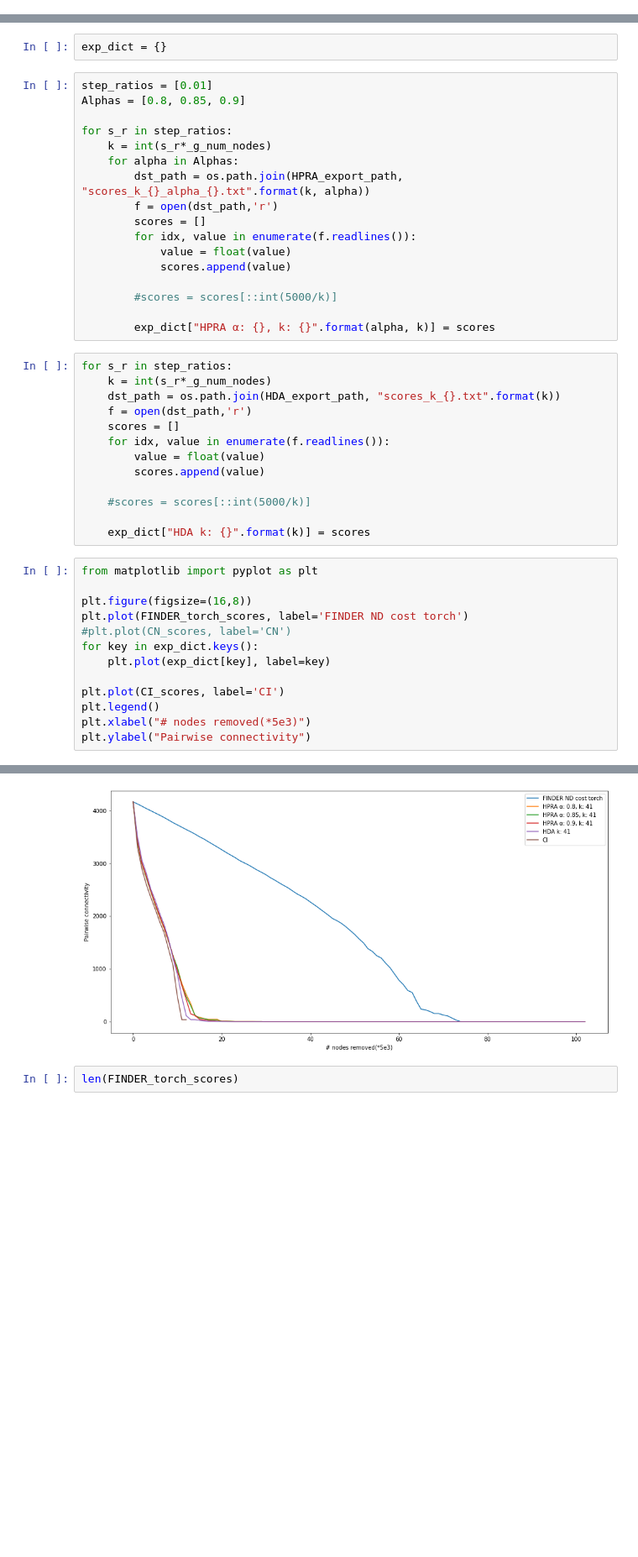
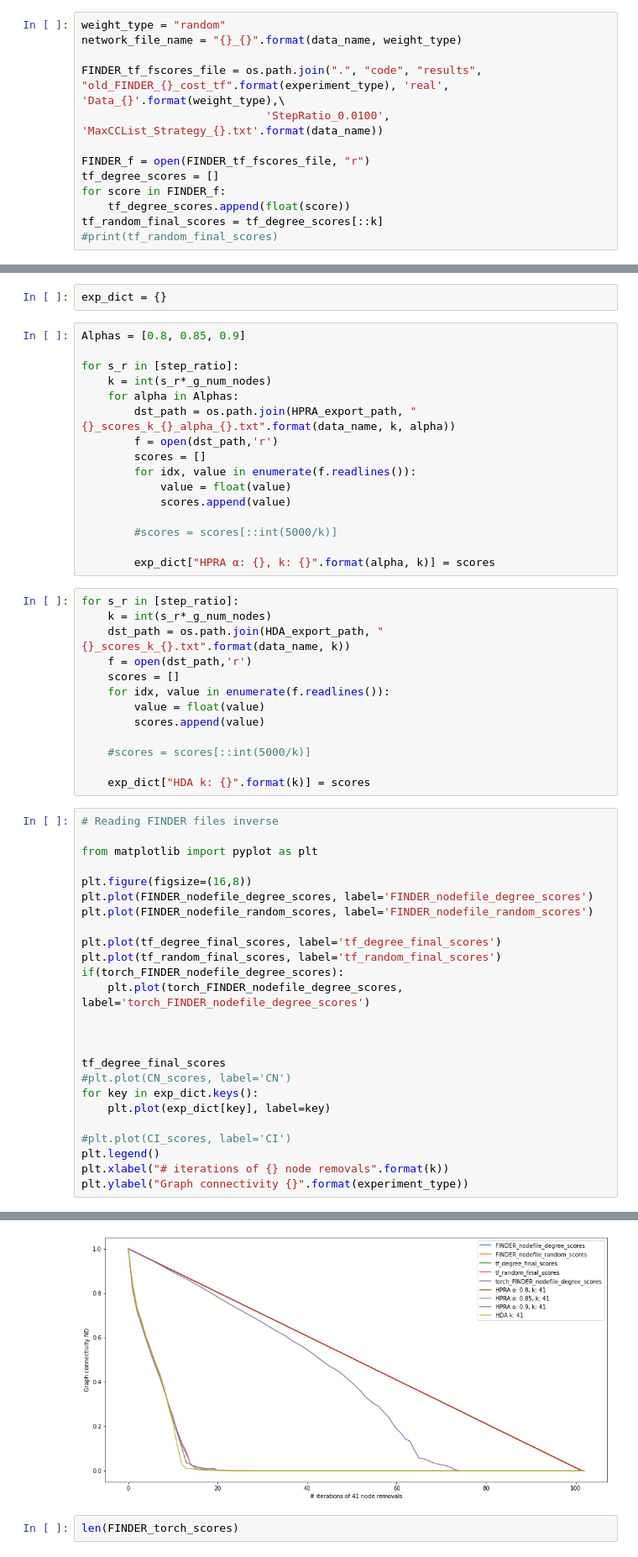
Before and after one commit to faraz2023/FINDER, a Jupyter notebook: Baselines.ipynb, the cells around one changed output, grey strips where cells are left out. Shown at 84% size. Cells and saved outputs as stored; diff of their text form; blank space fills up the shorter version.

Commit message:
added baseline notebook and results

```diff
--- a/Baselines.ipynb
+++ b/Baselines.ipynb
@@ -311,0 +306,13 @@ FINDER_torch_scores = calc_score_from_nodes_file(G, FINDER_torch_file_path, FIND
+# %%
+weight_type = "random"
+network_file_name = "{}_{}".format(data_name, weight_type)
+
+FINDER_tf_fscores_file = os.path.join(".", "code", "results", "old_FINDER_{}_cost_tf".format(experiment_type), 'real', 'Data_{}'.format(weight_type),\
+                            'StepRatio_0.0100', 'MaxCCList_Strategy_{}.txt'.format(data_name))
+
+FINDER_f = open(FINDER_tf_fscores_file, "r")
+tf_degree_scores = []
+for score in FINDER_f:
+    tf_degree_scores.append(float(score))
+tf_random_final_scores = tf_degree_scores[::k]
+#print(tf_random_final_scores)
@@ -312,13 +323,12 @@ FINDER_torch_scores = calc_score_from_nodes_file(G, FINDER_torch_file_path, FIND
 # %%
 exp_dict = {}
 # %%
-step_ratios = [0.01]
 Alphas = [0.8, 0.85, 0.9]
 
-for s_r in step_ratios:
+for s_r in [step_ratio]:
     k = int(s_r*_g_num_nodes)
     for alpha in Alphas:
-        dst_path = os.path.join(HPRA_export_path, "scores_k_{}_alpha_{}.txt".format(k, alpha))
+        dst_path = os.path.join(HPRA_export_path, "{}_scores_k_{}_alpha_{}.txt".format(data_name, k, alpha))
         f = open(dst_path,'r')
         scores = []
         for idx, value in enumerate(f.readlines()):
@@ -329,9 +339,9 @@ for s_r in step_ratios:
 
         exp_dict["HPRA α: {}, k: {}".format(alpha, k)] = scores
 # %%
-for s_r in step_ratios:
+for s_r in [step_ratio]:
     k = int(s_r*_g_num_nodes)
-    dst_path = os.path.join(HDA_export_path, "scores_k_{}.txt".format(k))
+    dst_path = os.path.join(HDA_export_path, "{}_scores_k_{}.txt".format(data_name, k))
     f = open(dst_path,'r')
     scores = []
     for idx, value in enumerate(f.readlines()):
@@ -342,16 +352,28 @@ for s_r in step_ratios:
 
     exp_dict["HDA k: {}".format(k)] = scores
 # %%
+# Reading FINDER files inverse
+
 from matplotlib import pyplot as plt
 
 plt.figure(figsize=(16,8))
-plt.plot(FINDER_torch_scores, label='FINDER ND cost torch')
+plt.plot(FINDER_nodefile_degree_scores, label='FINDER_nodefile_degree_scores')
+plt.plot(FINDER_nodefile_random_scores, label='FINDER_nodefile_random_scores')
+
+plt.plot(tf_degree_final_scores, label='tf_degree_final_scores')
+plt.plot(tf_random_final_scores, label='tf_random_final_scores')
+if(torch_FINDER_nodefile_degree_scores):
+    plt.plot(torch_FINDER_nodefile_degree_scores, label='torch_FINDER_nodefile_degree_scores')
+
+
+
+tf_degree_final_scores
 #plt.plot(CN_scores, label='CN')
 for key in exp_dict.keys():
     plt.plot(exp_dict[key], label=key)
 
-plt.plot(CI_scores, label='CI')
+#plt.plot(CI_scores, label='CI')
 plt.legend()
-plt.xlabel("# nodes removed(*5e3)")
-plt.ylabel("Pairwise connectivity")
+plt.xlabel("# iterations of {} node removals".format(k))
+plt.ylabel("Graph connectivity {}".format(experiment_type))
 # %% [output]
@@ -359,4 +381,4 @@ Text(0, 0.5, 'Pairwise connectivity')
-[figure, old version]
+[figure, new version]
 # %%
 len(FINDER_torch_scores)
 # %% [output]
```
Also changed, not shown: parts of 22 cells of this notebook, 28 other files.
